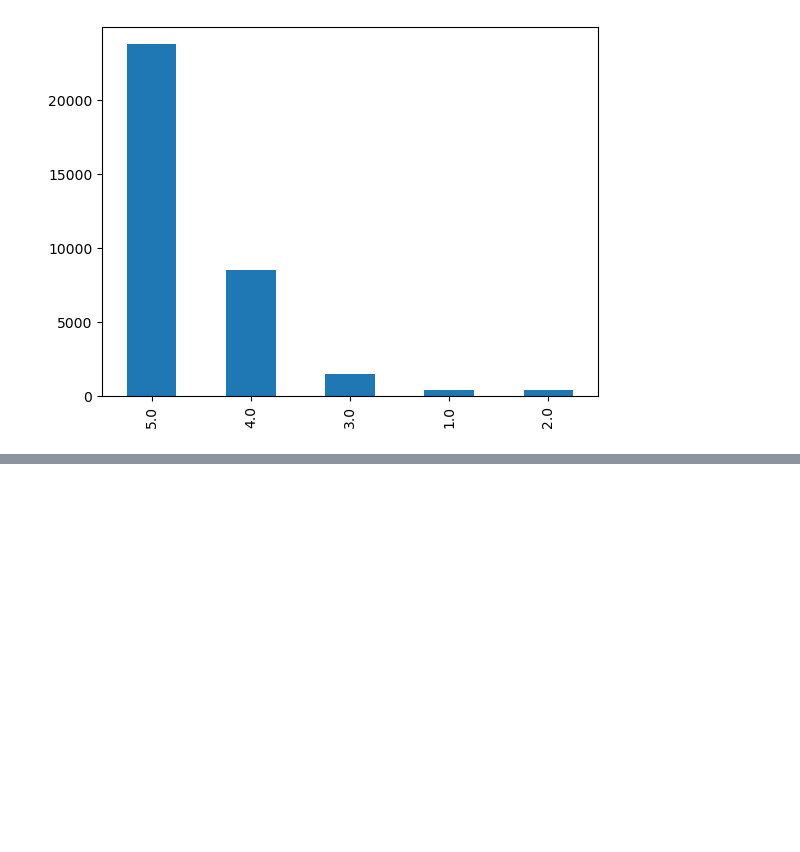
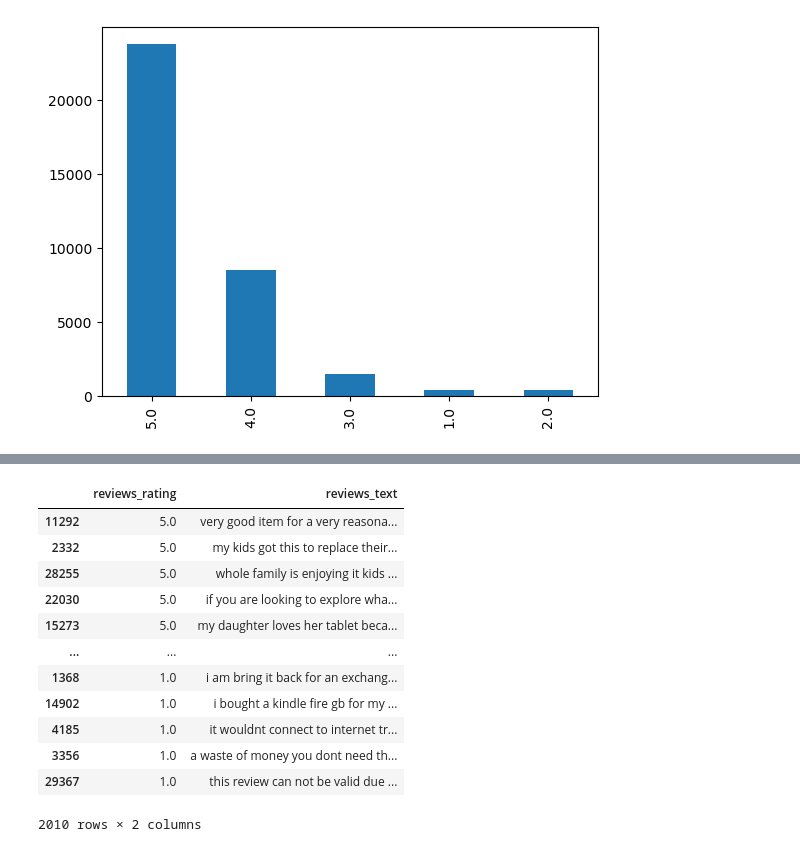
Before and after one commit to CCCaLebF/nlp-sentiment-analysis, a Jupyter notebook: amazon.ipynb, the cells around one changed output, grey strips where cells are left out. Drawn from its saved outputs; the diff is of its cells as text; code cells hidden in the pictures; blank space fills up the shorter version.

```diff
--- a/amazon.ipynb
+++ b/amazon.ipynb
@@ -29,0 +69,30 @@ Name: reviews_rating, dtype: int64
+# %%
+# remove non-ascii characters
+amzn["reviews_text"] = amzn["reviews_text"].str.encode('ascii', 'ignore').str.decode('ascii')
+# %%
+# using regular expressions to remove unwanted characters and punctuations
+import re
+
+def cleanup(sentence):
+  sentence = str(sentence).lower()
+  sentence = cleanup_re.sub('',sentence).strip()
+  sentence = re.sub('[\d]','',sentence) # remove all digits and numbers
+  return sentence
+
+cleanup_re = re.compile('[^\w\s]') # match whitespaces words only
+amzn["reviews_text"] = amzn["reviews_text"].apply(cleanup)
+amzn
+# %% [output]
+|  | reviews_rating | reviews_text |
+| 11292 | 5.0 | very good item for a very reasona... |
+| 2332 | 5.0 | my kids got this to replace their... |
+| 28255 | 5.0 | whole family is enjoying it kids ... |
+| 22030 | 5.0 | if you are looking to explore wha... |
+| 15273 | 5.0 | my daughter loves her tablet beca... |
+| ... | ... | ... |
+| 1368 | 1.0 | i am bring it back for an exchang... |
+| 14902 | 1.0 | i bought a kindle fire gb for my ... |
+| 4185 | 1.0 | it wouldnt connect to internet tr... |
+| 3356 | 1.0 | a waste of money you dont need th... |
+| 29367 | 1.0 | this review can not be valid due ... |
+2010 rows × 2 columns
```
Also changed, not shown: parts of 12 cells of this notebook, 2 other files.
